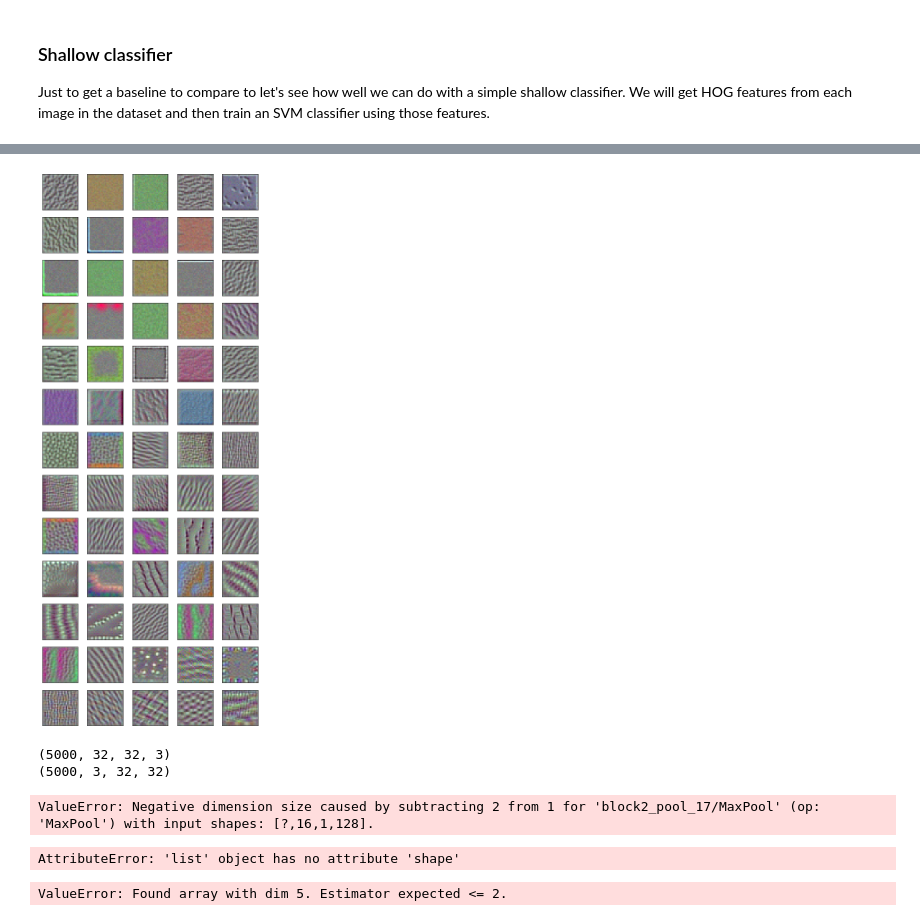
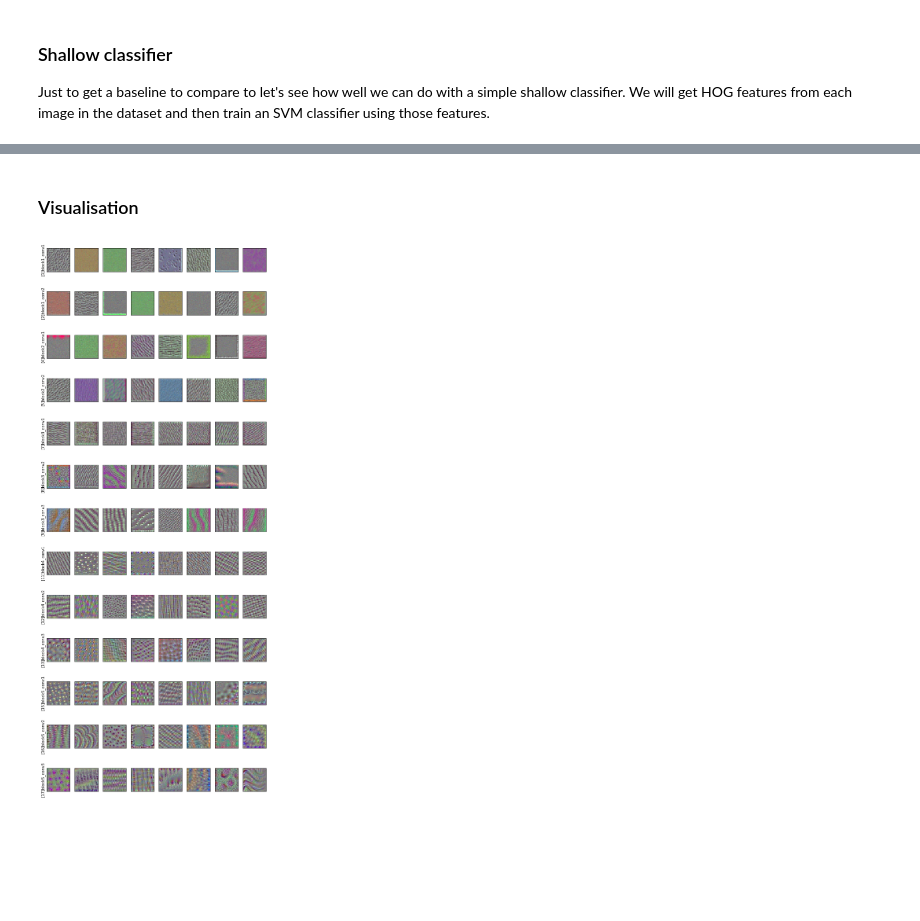
Before and after one commit to asiakaczmar/cifar_classifiers, a Jupyter notebook: Cifar classifiers presentation.ipynb, the cells around one changed output, grey strips where cells are left out. Drawn from its saved outputs; the diff is of its cells as text; code cells hidden in the pictures; blank space fills up the shorter version.

```diff
--- a/Cifar classifiers presentation.ipynb
+++ b/Cifar classifiers presentation.ipynb
@@ -37,0 +51,3 @@ print train_and_evaluate_shallow(train_images, train_labels, test_images, test_l
+# %%
+from keras.applications import vgg16
+model = vgg16.VGG16(weights='imagenet', input_shape=(48, 48, 3), include_top=False)
@@ -42,6 +60,4 @@ Vgg-net is a very deep network with many conv and pooling layers. So which layer
 # %%
 from visualisations import get_filters
-from keras.applications import vgg16
 
-model = vgg16.VGG16(weights='imagenet', include_top=False)
 filter_images = get_filters(model)
@@ -48,43 +78,8 @@ filter_images = get_filters(model)
+# %% [markdown]
+### Visualisation
 # %%
-from visualisations import plot_images
-plot_images(filter_images,size=(10, 26), columns=5, rows=13)
+from visualisations import plot_images, get_conv_layer_names
+conv_layer_names = get_conv_layer_names(model)
+plot_images(filter_images,size=(10, 26), columns=8, rows=13, row_names=conv_layer_names)
 # %% [output]
-[figure, old version]
+[figure, new version]
-# %%
-from keras import backend as K
-from keras.layers import Input
-from keras.applications.vgg16 import preprocess_input
-K.set_image_dim_ordering('th')
-
-
-def get_model_outputs(layer_name, images, model):
-    input_img = Input(shape=(48, 48, 3),name = 'image_input')
-    model = vgg16.VGG16(input_tensor=input_img, weights='imagenet', include_top=False)
-    layer_dict = dict([(layer.name, layer) for layer in model.layers[1:]])
-    layer_output = layer_dict[layer_name].output
-
-    get_features = K.function([layer_output], [input_img])
-    all_features = []
-    for image in images:
-        image = preprocess_input(image)
-        all_features.append(get_features([image]))
-print(train_images.shape)
-train_images = train_images.transpose([0,3,2,1])
-print(train_images.shape)
-features = get_model_outputs('block1_conv1', train_images, model)
-# %% [output]
-(5000, 32, 32, 3)
-(5000, 3, 32, 32)
-ValueError: Negative dimension size caused by subtracting 2 from 1 for 'block2_pool_17/MaxPool' (op: 'MaxPool') with input shapes: [?,16,1,128].
-# %%
-import numpy as np
-from skimage.transform import resize
-
-def resize_images(images):
-    return [resize(i, (48, 48, 3)) for i in images]
-
-#train_images = train_images.transpose(0,3,1,2)
-train_images = resize_images((train_images/255).astype(np.float32))
-print(train_images.shape)
-# %% [output]
-AttributeError: 'list' object has no attribute 'shape'
@@ -113,7 +85,0 @@ features = get_features([train_images])
-# %%
-from sklearn.svm import SVC
-
-svm_classifier = SVC()
-svm_classifier.fit(features, train_labels)
-# %% [output]
-ValueError: Found array with dim 5. Estimator expected <= 2.
```
Also changed, not shown: parts of 17 cells of this notebook, 10 other files.
